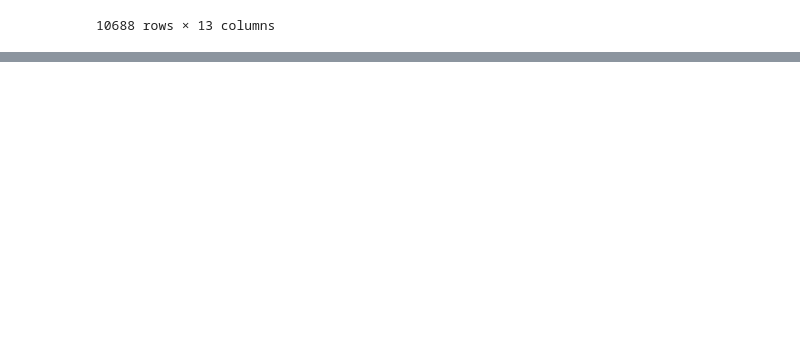
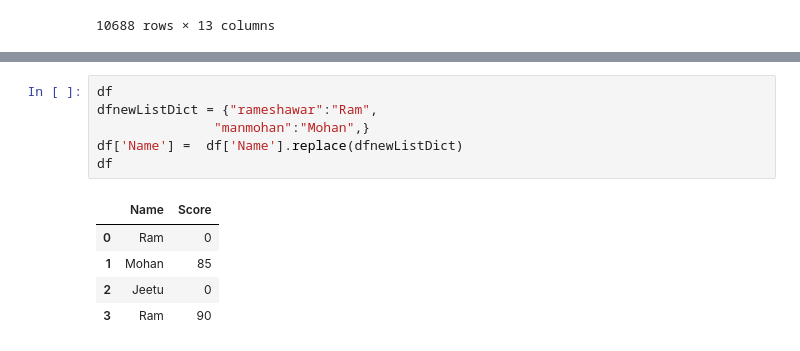
Before and after one commit to ChinmayBhusane/pythonpractice, a Jupyter notebook: 03_data_manupulation_pandas/pandas_level_01.ipynb, the cells around one changed output, grey strips where cells are left out. Cells and saved outputs as stored; diff of their text form; blank space fills up the shorter version.

```diff
--- a/03_data_manupulation_pandas/pandas_level_01.ipynb
+++ b/03_data_manupulation_pandas/pandas_level_01.ipynb
@@ -946,0 +974,12 @@ df
+# %%
+df
+dfnewListDict = {"rameshawar":"Ram",
+               "manmohan":"Mohan",}
+df['Name'] =  df['Name'].replace(dfnewListDict)
+df
+# %% [output]
+|  | Name | Score |
+| 0 | Ram | 0 |
+| 1 | Mohan | 85 |
+| 2 | Jeetu | 0 |
+| 3 | Ram | 90 |
```
Also changed, not shown: parts of 2 cells of this notebook.
